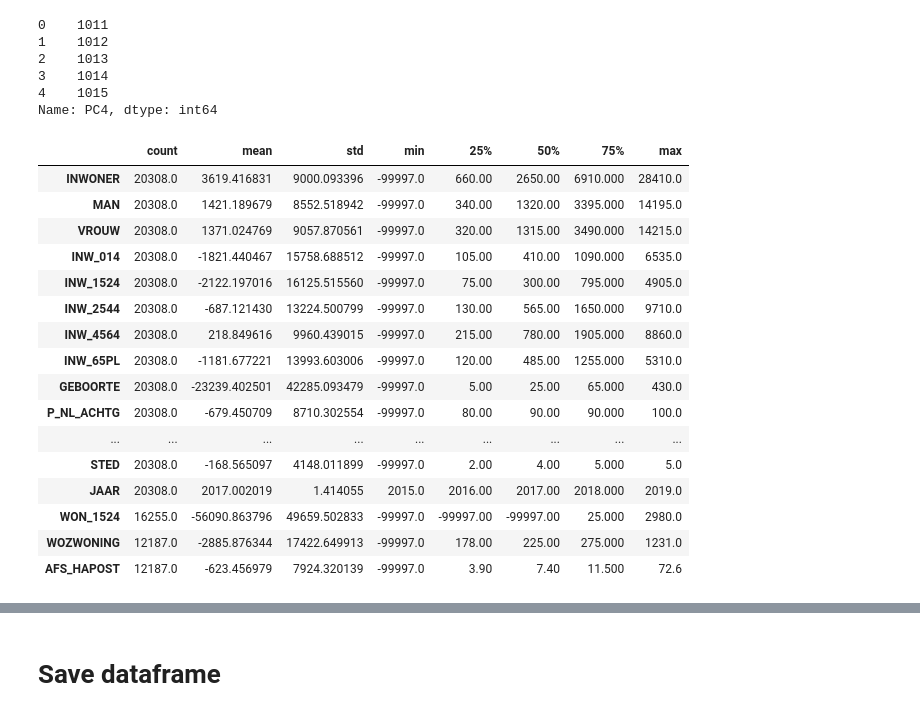
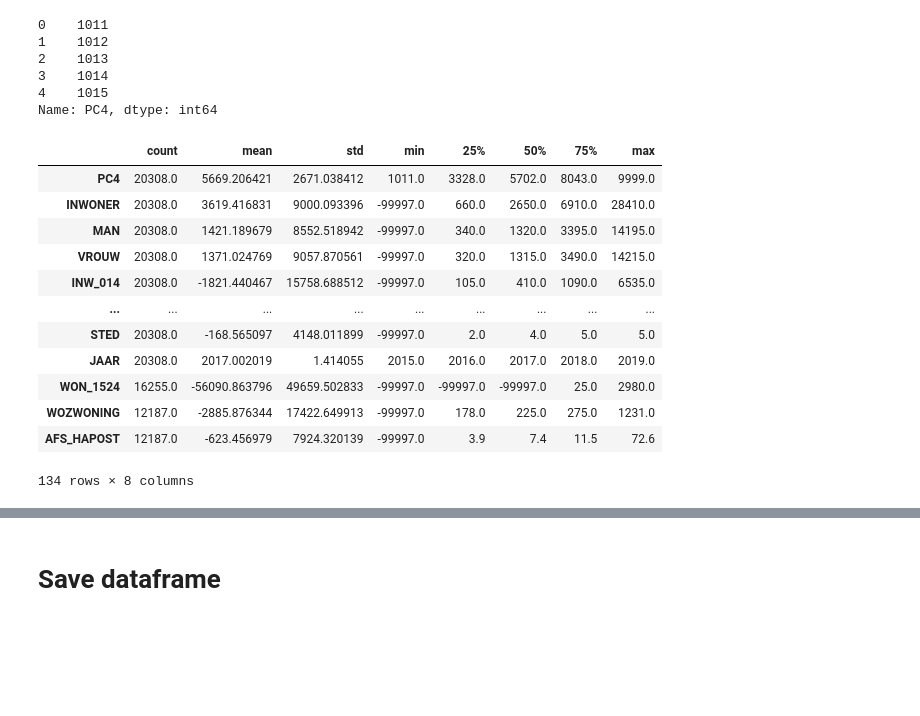
Before and after one commit to processminery/jads_enexis, a Jupyter notebook: notebooks/master_dataframe.ipynb, the cells around one changed output, grey strips where cells are left out. Drawn from its saved outputs; the diff is of its cells as text; code cells hidden in the pictures; blank space fills up the shorter version.

Commit message:
cbs data

```diff
--- a/notebooks/master_dataframe.ipynb
+++ b/notebooks/master_dataframe.ipynb
@@ -48,3 +48,5 @@ df_verbruik = pd.read_hdf('kleinverbruikgegevens_data.h5')
 df_cbs_buurt_pc4 = pd.read_hdf('cbs_buurt_pc4.h5')
 # mapping van PC4 buurt naar RES regio
 df_pc4_res = pd.read_hdf('pc4_res.h5')
+# cbs data
+df_cbs = pd.read_hdf('cbs_data.h5')
@@ -155,23 +116,19 @@ cbs['PC4'].head()
 4    1015
 Name: PC4, dtype: int64
 # %%
-cbs.describe().transpose()
+df_cbs.describe().transpose()
 # %% [output]
 |  | count | mean | std | min | 25% | 50% | 75% | max |
-| INWONER | 20308.0 | 3619.416831 | 9000.093396 | -99997.0 | 660.00 | 2650.00 | 6910.000 | 28410.0 |
-| MAN | 20308.0 | 1421.189679 | 8552.518942 | -99997.0 | 340.00 | 1320.00 | 3395.000 | 14195.0 |
-| VROUW | 20308.0 | 1371.024769 | 9057.870561 | -99997.0 | 320.00 | 1315.00 | 3490.000 | 14215.0 |
-| INW_014 | 20308.0 | -1821.440467 | 15758.688512 | -99997.0 | 105.00 | 410.00 | 1090.000 | 6535.0 |
-| INW_1524 | 20308.0 | -2122.197016 | 16125.515560 | -99997.0 | 75.00 | 300.00 | 795.000 | 4905.0 |
-| INW_2544 | 20308.0 | -687.121430 | 13224.500799 | -99997.0 | 130.00 | 565.00 | 1650.000 | 9710.0 |
-| INW_4564 | 20308.0 | 218.849616 | 9960.439015 | -99997.0 | 215.00 | 780.00 | 1905.000 | 8860.0 |
-| INW_65PL | 20308.0 | -1181.677221 | 13993.603006 | -99997.0 | 120.00 | 485.00 | 1255.000 | 5310.0 |
-| GEBOORTE | 20308.0 | -23239.402501 | 42285.093479 | -99997.0 | 5.00 | 25.00 | 65.000 | 430.0 |
-| P_NL_ACHTG | 20308.0 | -679.450709 | 8710.302554 | -99997.0 | 80.00 | 90.00 | 90.000 | 100.0 |
+| PC4 | 20308.0 | 5669.206421 | 2671.038412 | 1011.0 | 3328.0 | 5702.0 | 8043.0 | 9999.0 |
+| INWONER | 20308.0 | 3619.416831 | 9000.093396 | -99997.0 | 660.0 | 2650.0 | 6910.0 | 28410.0 |
+| MAN | 20308.0 | 1421.189679 | 8552.518942 | -99997.0 | 340.0 | 1320.0 | 3395.0 | 14195.0 |
+| VROUW | 20308.0 | 1371.024769 | 9057.870561 | -99997.0 | 320.0 | 1315.0 | 3490.0 | 14215.0 |
+| INW_014 | 20308.0 | -1821.440467 | 15758.688512 | -99997.0 | 105.0 | 410.0 | 1090.0 | 6535.0 |
 | ... | ... | ... | ... | ... | ... | ... | ... | ... |
-| STED | 20308.0 | -168.565097 | 4148.011899 | -99997.0 | 2.00 | 4.00 | 5.000 | 5.0 |
-| JAAR | 20308.0 | 2017.002019 | 1.414055 | 2015.0 | 2016.00 | 2017.00 | 2018.000 | 2019.0 |
-| WON_1524 | 16255.0 | -56090.863796 | 49659.502833 | -99997.0 | -99997.00 | -99997.00 | 25.000 | 2980.0 |
-| WOZWONING | 12187.0 | -2885.876344 | 17422.649913 | -99997.0 | 178.00 | 225.00 | 275.000 | 1231.0 |
-| AFS_HAPOST | 12187.0 | -623.456979 | 7924.320139 | -99997.0 | 3.90 | 7.40 | 11.500 | 72.6 |
+| STED | 20308.0 | -168.565097 | 4148.011899 | -99997.0 | 2.0 | 4.0 | 5.0 | 5.0 |
+| JAAR | 20308.0 | 2017.002019 | 1.414055 | 2015.0 | 2016.0 | 2017.0 | 2018.0 | 2019.0 |
+| WON_1524 | 16255.0 | -56090.863796 | 49659.502833 | -99997.0 | -99997.0 | -99997.0 | 25.0 | 2980.0 |
+| WOZWONING | 12187.0 | -2885.876344 | 17422.649913 | -99997.0 | 178.0 | 225.0 | 275.0 | 1231.0 |
+| AFS_HAPOST | 12187.0 | -623.456979 | 7924.320139 | -99997.0 | 3.9 | 7.4 | 11.5 | 72.6 |
+134 rows × 8 columns
 # %%
```
Also changed, not shown: parts of 7 cells of this notebook, 22 other files.
